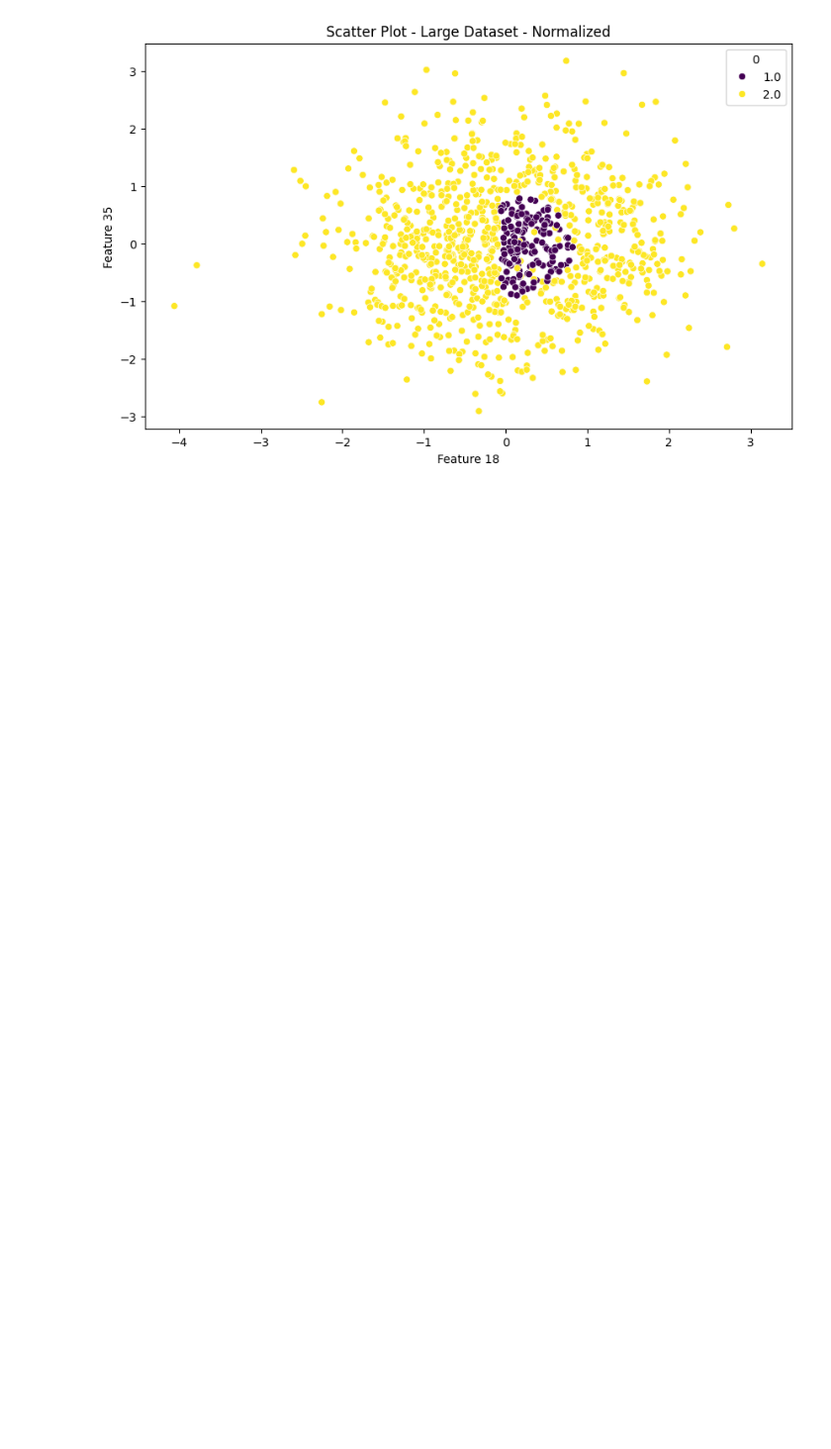
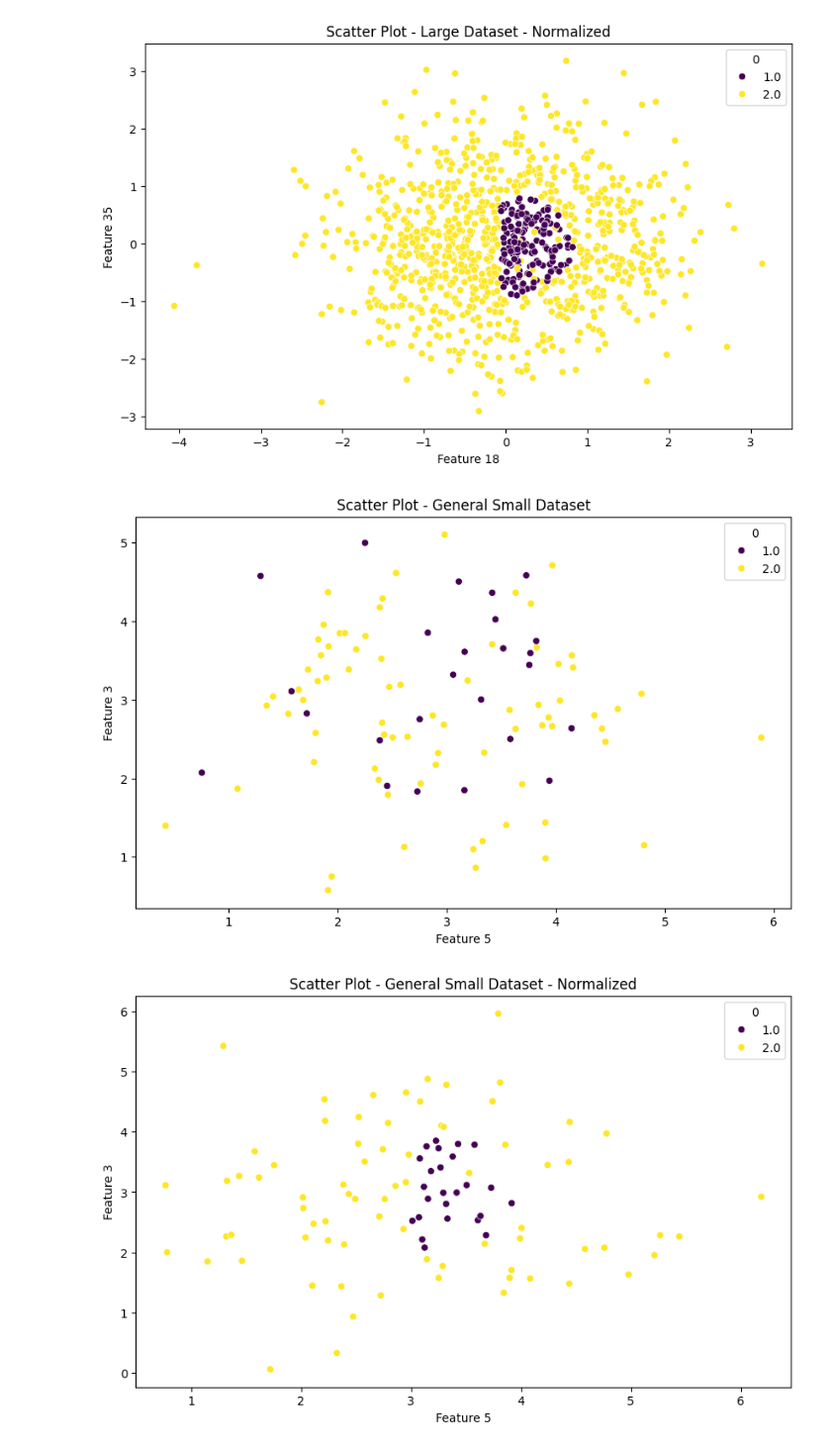
Before and after one commit to FelixMDM/Machine-Learning, a Jupyter notebook: Proj2.ipynb, the cells around one changed output. Shown at 99% size. Drawn from its saved outputs; the diff is of its cells as text; code cells hidden in the pictures; blank space fills up the shorter version.

```diff
--- a/Proj2.ipynb
+++ b/Proj2.ipynb
@@ -128,3 +128,33 @@ plt.title('Scatter Plot - Large Dataset - Normalized')
 plt.show()
 # %% [output]
 [figure]
+# %%
+general_data_small = pd.read_csv('small-test-dataset-1.txt', delim_whitespace=True, header=None)
+
+
+gen_labels_small = general_data_small.iloc[:, 0]
+gen_features_small = general_data_small.iloc[:, 1:]
+
+plt.figure(figsize=(10, 6))
+sns.scatterplot(x=gen_features_small.iloc[:, 5], y=gen_features_small.iloc[:, 3], hue=gen_labels_small, palette='viridis')
+plt.xlabel('Feature 5')
+plt.ylabel('Feature 3')
+plt.title('Scatter Plot - General Small Dataset')
+plt.show()
+
+gen_small_normalized = general_data_small.iloc[:,1:]
+
+gen_small_mean = gen_small_normalized.mean()
+gen_small_std = gen_small_normalized.std()
+
+gen_small_fin = (gen_small_normalized - gen_small_mean)/gen_small_std
+
+plt.figure(figsize=(10, 6))
+sns.scatterplot(x=gen_small_normalized.iloc[:, 4], y=gen_small_normalized.iloc[:, 2], hue=gen_labels_small, palette='viridis')
+plt.xlabel('Feature 5')
+plt.ylabel('Feature 3')
+plt.title('Scatter Plot - General Small Dataset - Normalized')
+plt.show()
+# %% [output]
+[figure, added]
+[figure, added]
```
Also changed, not shown: parts of 2 cells of this notebook.
